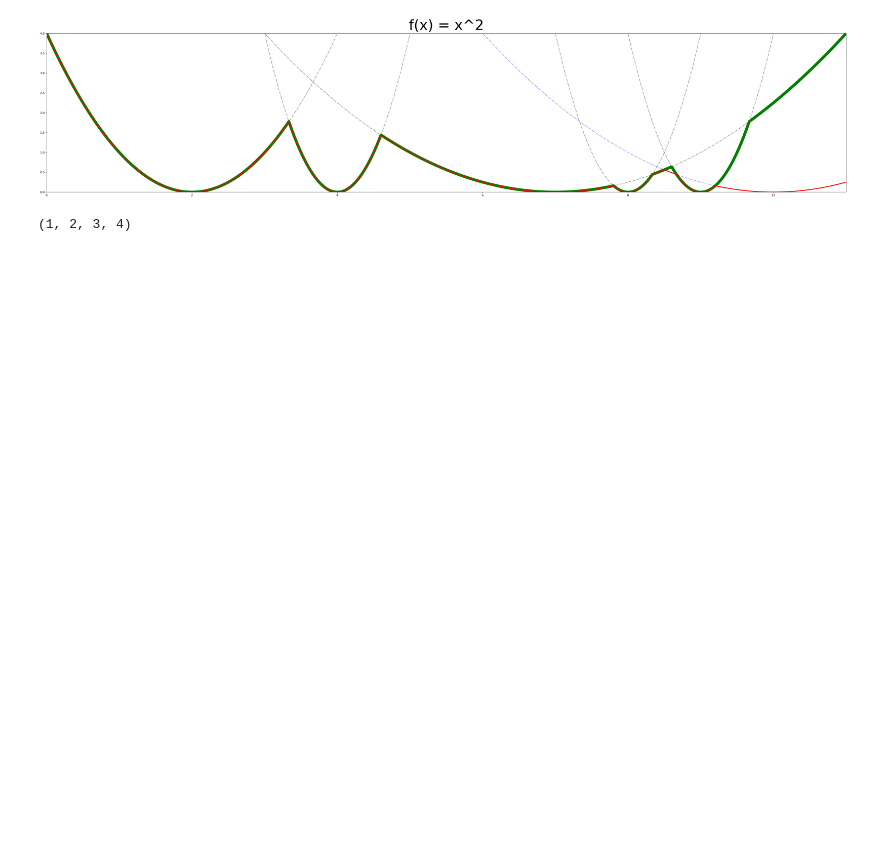
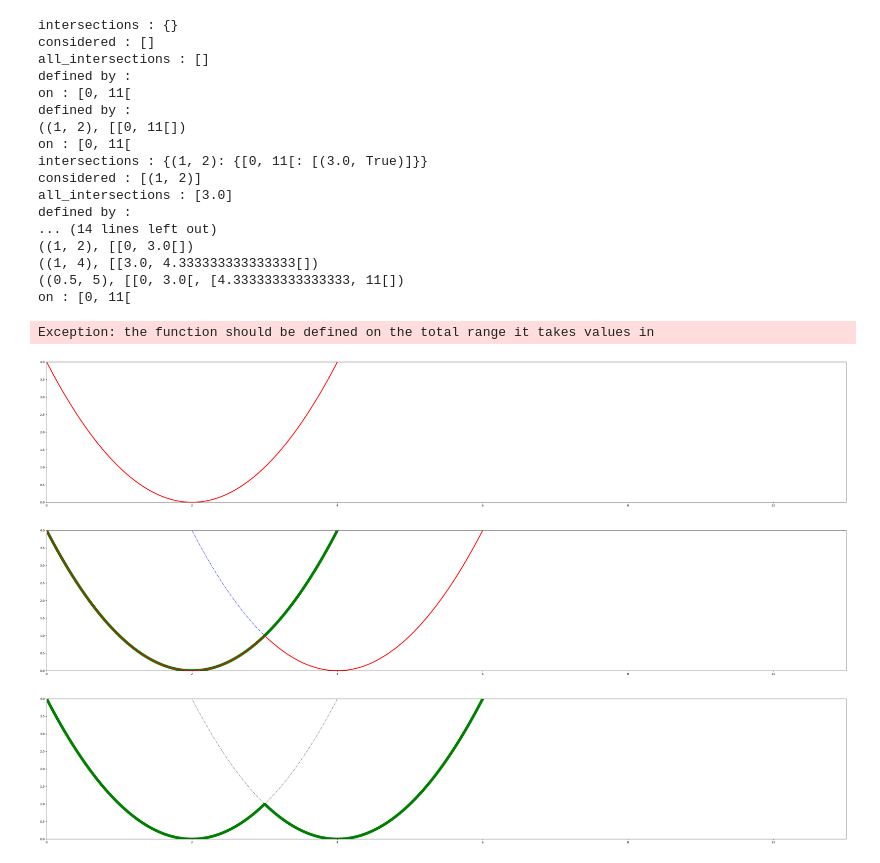
Before and after one commit to AlyLanier/neo4j2graph, a Jupyter notebook: arcane2graph/neo4j_UserDefined_Functions/test_show_v2.ipynb, the cells around one changed output. Cells and saved outputs as stored; diff of their text form; code cells hidden in the pictures; blank space fills up the shorter version.

```diff
--- a/arcane2graph/neo4j_UserDefined_Functions/test_show_v2.ipynb
+++ b/arcane2graph/neo4j_UserDefined_Functions/test_show_v2.ipynb
@@ -339,4 +342,16 @@ def plot_draw_bis(ax, x, hull: HullByParts, draw_value_curves = True, curbs_to_a
                 ax.plot(x, func(x), color = 'blue', ls = '-.', alpha = .8)
 
     ax.plot(x, hull(x), color='red', ls='-', lw=3)
+# %%
+def show_iterative_fig(reference_function, function_range, data, draw_value_curves = True, nb_points = 1000, fig_width = 50, fig_height_per_ax = 10, y_limit = (0, 4)):
+  x = np.linspace(*function_range, nb_points, endpoint=False)
+
+  subplots = len(data)
+  fig, axs = plt.subplots(subplots, 1, figsize=(fig_width, subplots*fig_height_per_ax))
+
+  hull = HullByParts(reference_function, {}, function_range=Interval(*function_range))
+  for i, params in enumerate(data):
+    plot_draw_bis(axs[i], x, hull, draw_value_curves, curbs_to_add=[params], y_lim=y_limit)
+
+  fig.show()
 # %%
@@ -365,32 +365,24 @@ fig.show()
-# %%
-width = 50
-height = 10
-my_range = (0, 11)
-
-data = {(1, 2): [Interval(0, 10./3)],
-        (2, 4): [Interval(10./3, 4.6)],
-        (.5, 7): [Interval(4.6, 7.8), Interval(25./3, 8.6), Interval(29./3, 11)],
-        (2, 8): [Interval(7.8, 25./3)],
-        (2, 9): [Interval(8.6, 29./3)]}
-
-x = np.linspace(*my_range, 1000, endpoint=False)
-
-power = lambda e: lambda x: x**e
-f = power(2)
-string = "x^2"
-
-subplots = 1
-fig, ax = plt.subplots(subplots, 1, figsize=(width, subplots*height))
-
-hull = HullByParts(f, data)
-plot_draw_bis(ax, x, hull, draw_value_curves=True, curbs_to_add=[(.5, 10)])
-ax.set_title(label=f"f(x) = {string}", fontdict={'fontsize':50})
-
-fig.show()
-# %% [output]
-[figure, removed]
-# %%
-(a, b), (c, d) = [(1, 2), (3, 4)]
-a, b, c, d
-# %% [output]
-(1, 2, 3, 4)
+# %%
+data = [(1, 2), (1, 4), (.5, 5)]
+
+show_iterative_fig(f, my_range, data)
+# %% [output]
+intersections : {}
+considered : []
+all_intersections : []
+defined by :
+on : [0, 11[
+defined by :
+((1, 2), [[0, 11[])
+on : [0, 11[
+intersections : {(1, 2): {[0, 11[: [(3.0, True)]}}
+considered : [(1, 2)]
+all_intersections : [3.0]
+defined by :
+... (14 lines left out)
+((1, 2), [[0, 3.0[])
+((1, 4), [[3.0, 4.333333333333333[])
+((0.5, 5), [[0, 3.0[, [4.333333333333333, 11[])
+on : [0, 11[
+Exception: the function should be defined on the total range it takes values in
+[figure, added]
```
Also changed, not shown: parts of 4 cells of this notebook.
